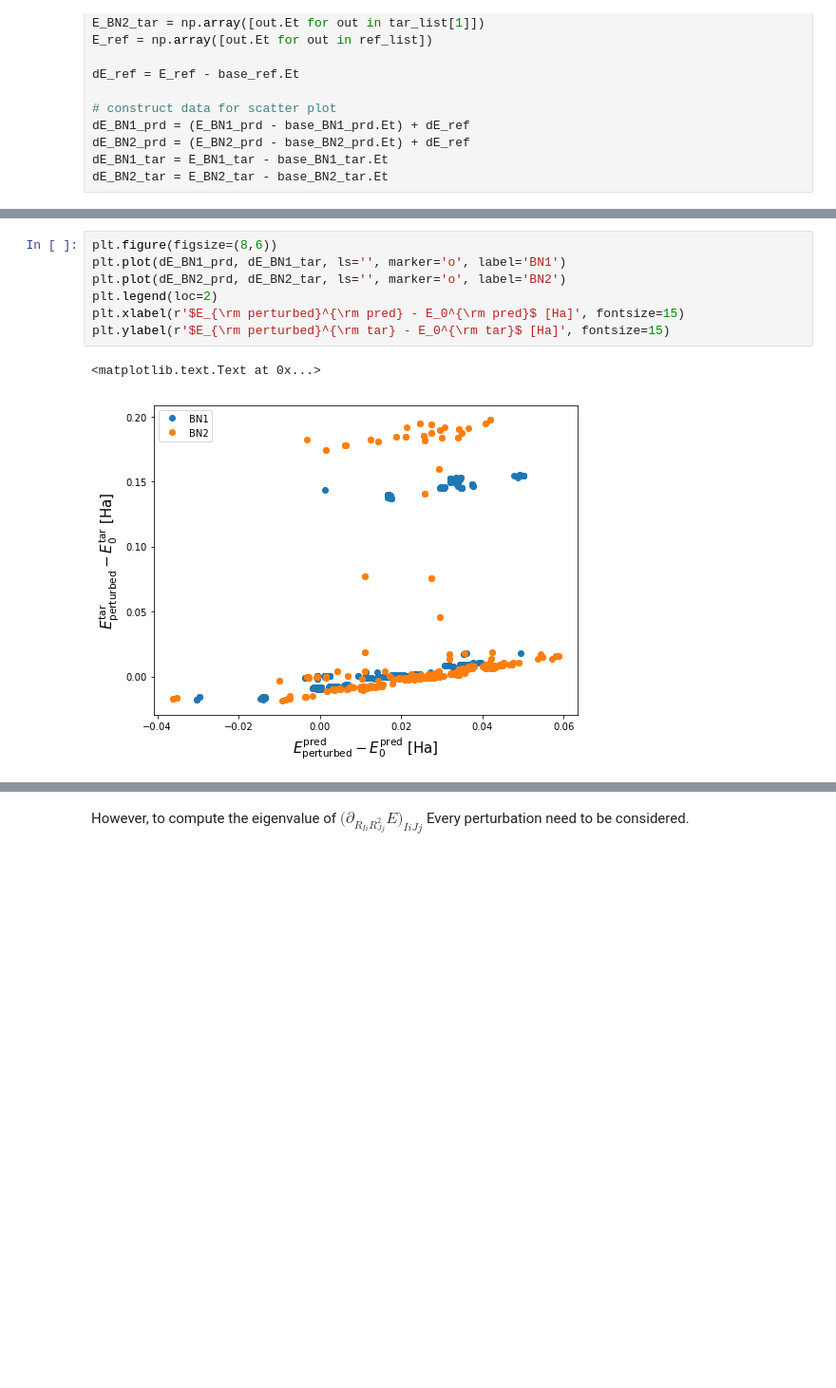
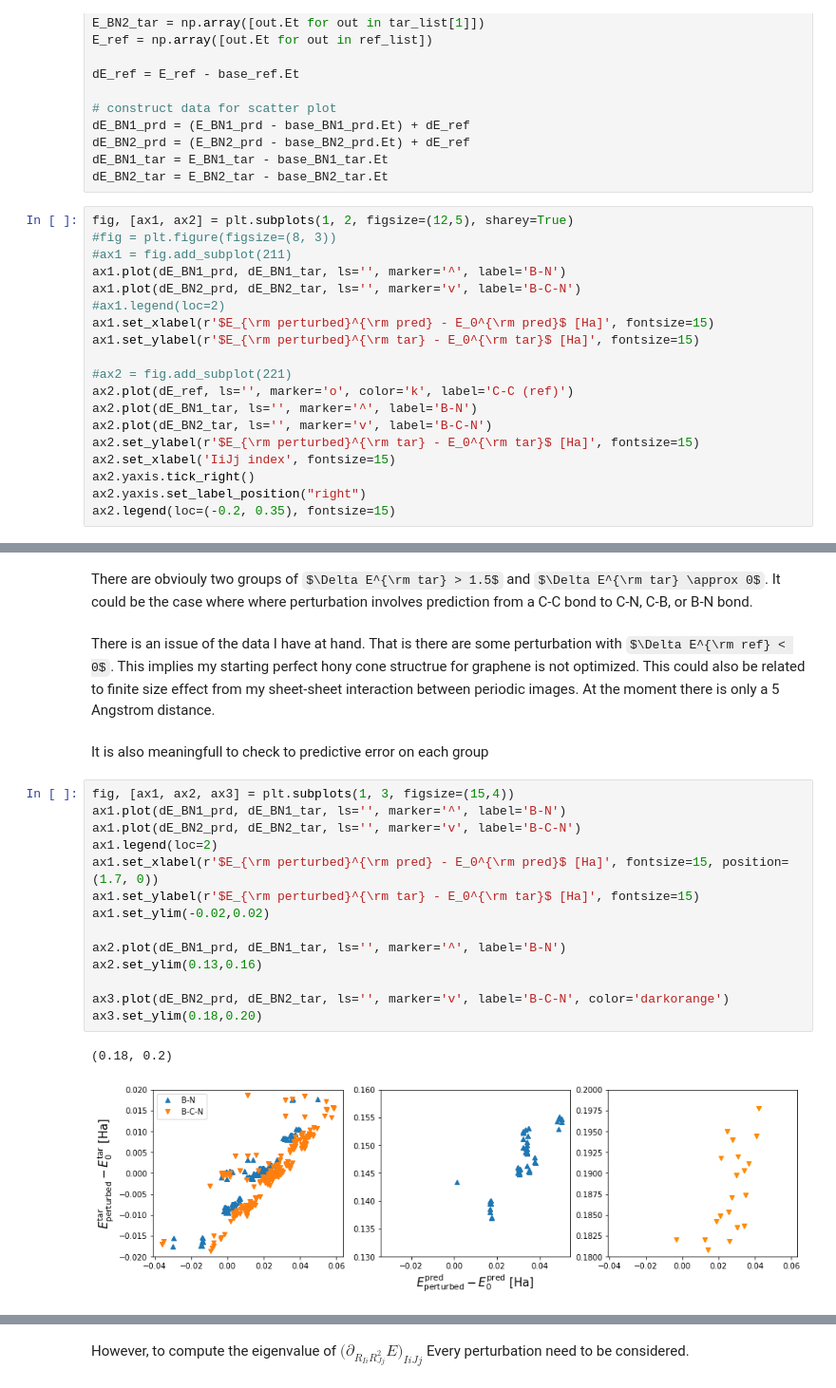
Before and after one commit to SamKChang/phononic_Tc_20170712, a Jupyter notebook: 01_finiteDifferenceTest/structure_test.ipynb, the cells around one changed output, grey strips where cells are left out. Shown at 95% size. Drawn from its saved outputs; the diff is of its cells as text; some formulas as TeX source; blank space fills up the shorter version.

```diff
--- a/01_finiteDifferenceTest/structure_test.ipynb
+++ b/01_finiteDifferenceTest/structure_test.ipynb
@@ -348,3 +350,22 @@ dE_BN1_prd = (E_BN1_prd - base_BN1_prd.Et) + dE_ref
 dE_BN2_prd = (E_BN2_prd - base_BN2_prd.Et) + dE_ref
 dE_BN1_tar = E_BN1_tar - base_BN1_tar.Et
 dE_BN2_tar = E_BN2_tar - base_BN2_tar.Et
+# %%
+fig, [ax1, ax2] = plt.subplots(1, 2, figsize=(12,5), sharey=True)
+#fig = plt.figure(figsize=(8, 3))
+#ax1 = fig.add_subplot(211)
+ax1.plot(dE_BN1_prd, dE_BN1_tar, ls='', marker='^', label='B-N')
+ax1.plot(dE_BN2_prd, dE_BN2_tar, ls='', marker='v', label='B-C-N')
+#ax1.legend(loc=2)
+ax1.set_xlabel(r'$E_{\rm perturbed}^{\rm pred} - E_0^{\rm pred}$ [Ha]', fontsize=15)
+ax1.set_ylabel(r'$E_{\rm perturbed}^{\rm tar} - E_0^{\rm tar}$ [Ha]', fontsize=15)
+
+#ax2 = fig.add_subplot(221)
+ax2.plot(dE_ref, ls='', marker='o', color='k', label='C-C (ref)')
+ax2.plot(dE_BN1_tar, ls='', marker='^', label='B-N')
+ax2.plot(dE_BN2_tar, ls='', marker='v', label='B-C-N')
+ax2.set_ylabel(r'$E_{\rm perturbed}^{\rm tar} - E_0^{\rm tar}$ [Ha]', fontsize=15)
+ax2.set_xlabel('IiJj index', fontsize=15)
+ax2.yaxis.tick_right()
+ax2.yaxis.set_label_position("right")
+ax2.legend(loc=(-0.2, 0.35), fontsize=15)
@@ -351,10 +375,23 @@ dE_BN2_tar = E_BN2_tar - base_BN2_tar.Et
+# %% [markdown]
+There are obviouly two groups of $\Delta E^{\rm tar} > 1.5$ and $\Delta E^{\rm tar} \approx 0$. It could be the case where where perturbation involves prediction from a C-C bond to C-N, C-B, or B-N bond.
+# %% [markdown]
+There is an issue of the data I have at hand. That is there are some perturbation with $\Delta E^{\rm ref} < 0$. This implies my starting perfect hony cone structrue for graphene is not optimized. This could also be related to finite size effect from my sheet-sheet interaction between periodic images. At the moment there is only a 5 Angstrom distance.
+# %% [markdown]
+It is also meaningfull to check to predictive error on each group
 # %%
-plt.figure(figsize=(8,6))
-plt.plot(dE_BN1_prd, dE_BN1_tar, ls='', marker='o', label='BN1')
-plt.plot(dE_BN2_prd, dE_BN2_tar, ls='', marker='o', label='BN2')
-plt.legend(loc=2)
-plt.xlabel(r'$E_{\rm perturbed}^{\rm pred} - E_0^{\rm pred}$ [Ha]', fontsize=15)
-plt.ylabel(r'$E_{\rm perturbed}^{\rm tar} - E_0^{\rm tar}$ [Ha]', fontsize=15)
+fig, [ax1, ax2, ax3] = plt.subplots(1, 3, figsize=(15,4))
+ax1.plot(dE_BN1_prd, dE_BN1_tar, ls='', marker='^', label='B-N')
+ax1.plot(dE_BN2_prd, dE_BN2_tar, ls='', marker='v', label='B-C-N')
+ax1.legend(loc=2)
+ax1.set_xlabel(r'$E_{\rm perturbed}^{\rm pred} - E_0^{\rm pred}$ [Ha]', fontsize=15, position=(1.7, 0))
+ax1.set_ylabel(r'$E_{\rm perturbed}^{\rm tar} - E_0^{\rm tar}$ [Ha]', fontsize=15)
+ax1.set_ylim(-0.02,0.02)
+
+ax2.plot(dE_BN1_prd, dE_BN1_tar, ls='', marker='^', label='B-N')
+ax2.set_ylim(0.13,0.16)
+
+ax3.plot(dE_BN2_prd, dE_BN2_tar, ls='', marker='v', label='B-C-N', color='darkorange')
+ax3.set_ylim(0.18,0.20)
 # %% [output]
-<matplotlib.text.Text at 0x...>
+(0.18, 0.2)
-[figure, old version]
+[figure, new version]
```
Also changed, not shown: parts of 7 cells of this notebook.
